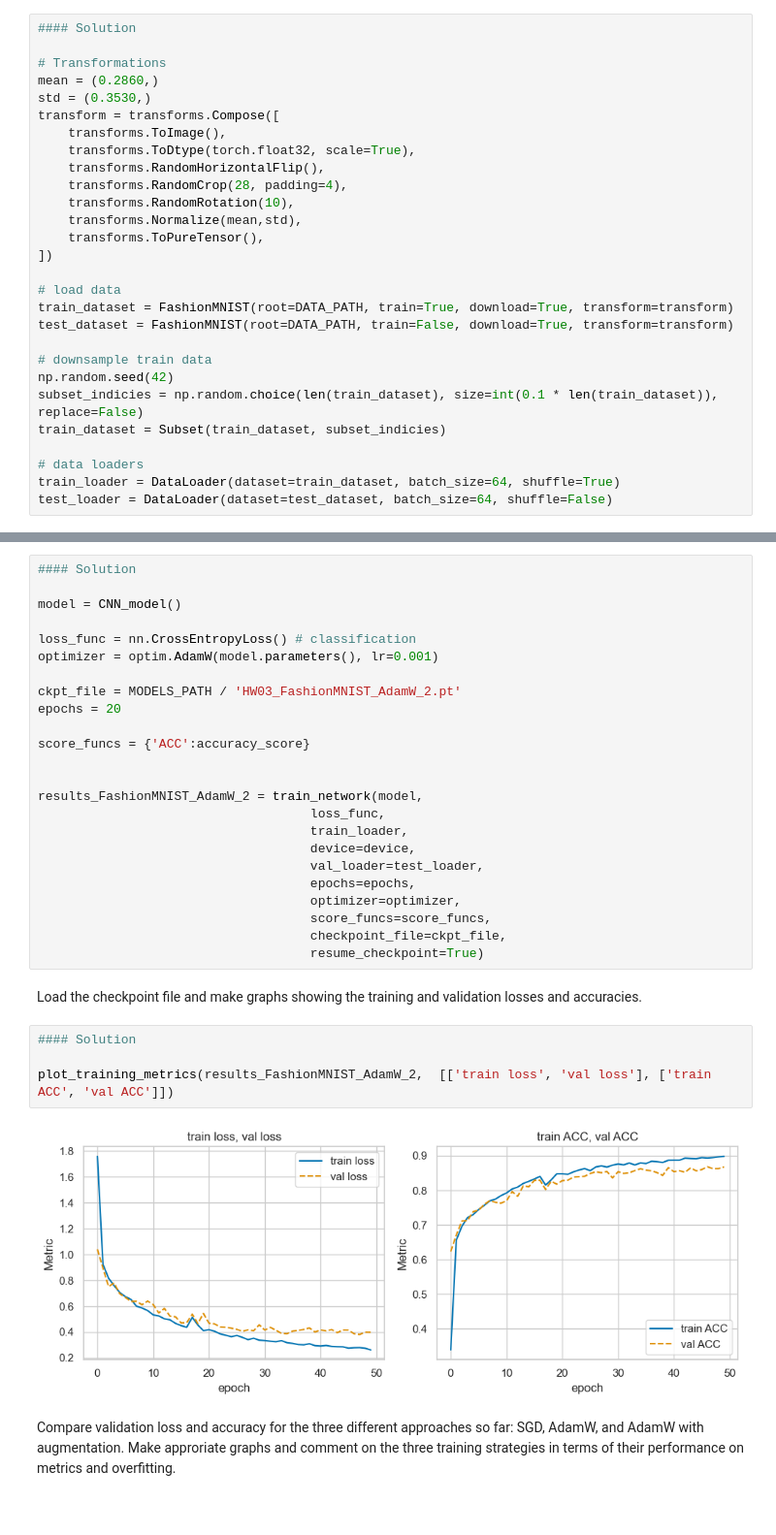
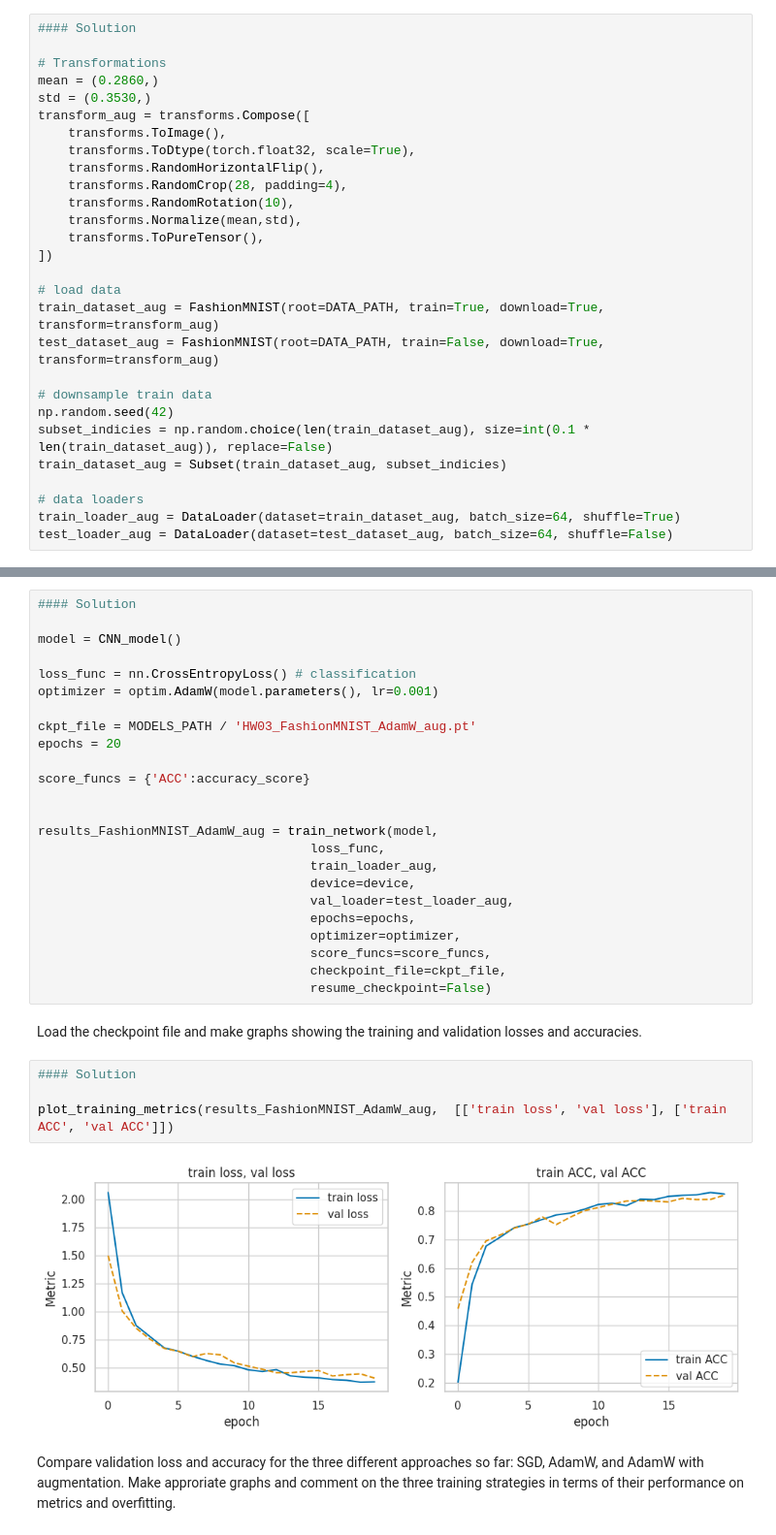
Before and after one commit to nkoranda97/DS776, a Jupyter notebook: Homework/Homework_03/Homework_03_GRADE_THIS_ONE.ipynb, the cells around one changed output, grey strips where cells are left out. Shown at 97% size. Drawn from its saved outputs; the diff is of its cells as text.

```diff
--- a/Homework/Homework_03/Homework_03_GRADE_THIS_ONE.ipynb
+++ b/Homework/Homework_03/Homework_03_GRADE_THIS_ONE.ipynb
@@ -298,7 +298,7 @@ In the next cell, set up the data and augmentation transforms (don't augment the
 # Transformations
 mean = (0.2860,)
 std = (0.3530,)
-transform = transforms.Compose([
+transform_aug = transforms.Compose([
     transforms.ToImage(),
     transforms.ToDtype(torch.float32, scale=True),
     transforms.RandomHorizontalFlip(),
@@ -309,17 +309,17 @@ transform = transforms.Compose([
 ])
 
 # load data
-train_dataset = FashionMNIST(root=DATA_PATH, train=True, download=True, transform=transform)
-test_dataset = FashionMNIST(root=DATA_PATH, train=False, download=True, transform=transform)
+train_dataset_aug = FashionMNIST(root=DATA_PATH, train=True, download=True, transform=transform_aug)
+test_dataset_aug = FashionMNIST(root=DATA_PATH, train=False, download=True, transform=transform_aug)
 
 # downsample train data
 np.random.seed(42)
-subset_indicies = np.random.choice(len(train_dataset), size=int(0.1 * len(train_dataset)), replace=False)
-train_dataset = Subset(train_dataset, subset_indicies)
+subset_indicies = np.random.choice(len(train_dataset_aug), size=int(0.1 * len(train_dataset_aug)), replace=False)
+train_dataset_aug = Subset(train_dataset_aug, subset_indicies)
 
 # data loaders
-train_loader = DataLoader(dataset=train_dataset, batch_size=64, shuffle=True)
-test_loader = DataLoader(dataset=test_dataset, batch_size=64, shuffle=False)
+train_loader_aug = DataLoader(dataset=train_dataset_aug, batch_size=64, shuffle=True)
+test_loader_aug = DataLoader(dataset=test_dataset_aug, batch_size=64, shuffle=False)
 # %% [markdown]
 Train a new instance of your model with the new DataLoaders and AdamW.  Training will take more epochs so you may have to experiment a little
 # %%
@@ -330,30 +330,30 @@ model = CNN_model()
 loss_func = nn.CrossEntropyLoss() # classification
 optimizer = optim.AdamW(model.parameters(), lr=0.001)
 
-ckpt_file = MODELS_PATH / 'HW03_FashionMNIST_AdamW_2.pt'
+ckpt_file = MODELS_PATH / 'HW03_FashionMNIST_AdamW_aug.pt'
 epochs = 20
 
 score_funcs = {'ACC':accuracy_score}
 
 
-results_FashionMNIST_AdamW_2 = train_network(model,
+results_FashionMNIST_AdamW_aug = train_network(model,
                                     loss_func,
-                                    train_loader,
+                                    train_loader_aug,
                                     device=device,
-                                    val_loader=test_loader,
+                                    val_loader=test_loader_aug,
                                     epochs=epochs,
                                     optimizer=optimizer,
                                     score_funcs=score_funcs,
                                     checkpoint_file=ckpt_file,
-                                    resume_checkpoint=True)
+                                    resume_checkpoint=False)
 # %% [markdown]
 Load the checkpoint file and make graphs showing the training and validation losses and accuracies.
 # %%
 #### Solution
 
-plot_training_metrics(results_FashionMNIST_AdamW_2,  [['train loss', 'val loss'], ['train ACC', 'val ACC']])
+plot_training_metrics(results_FashionMNIST_AdamW_aug,  [['train loss', 'val loss'], ['train ACC', 'val ACC']])
 # %% [output]
-[figure, old version]
+[figure, new version]
 # %% [markdown]
 Compare validation loss and accuracy for the three different approaches so far: SGD, AdamW, and AdamW with augmentation.  Make approriate graphs and comment on the three training strategies in terms of their performance on metrics and overfitting.
 # %%
```
Also changed, not shown: parts of 30 cells of this notebook.
